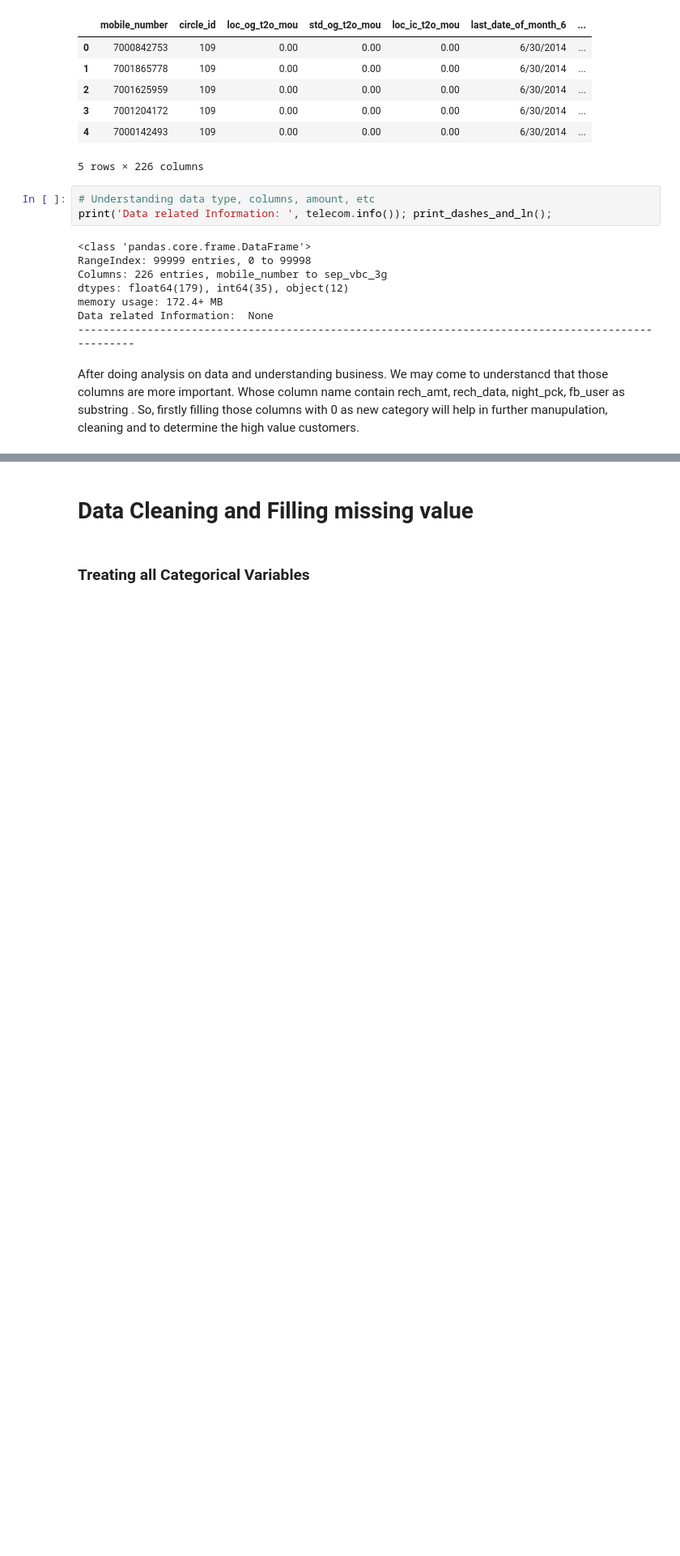
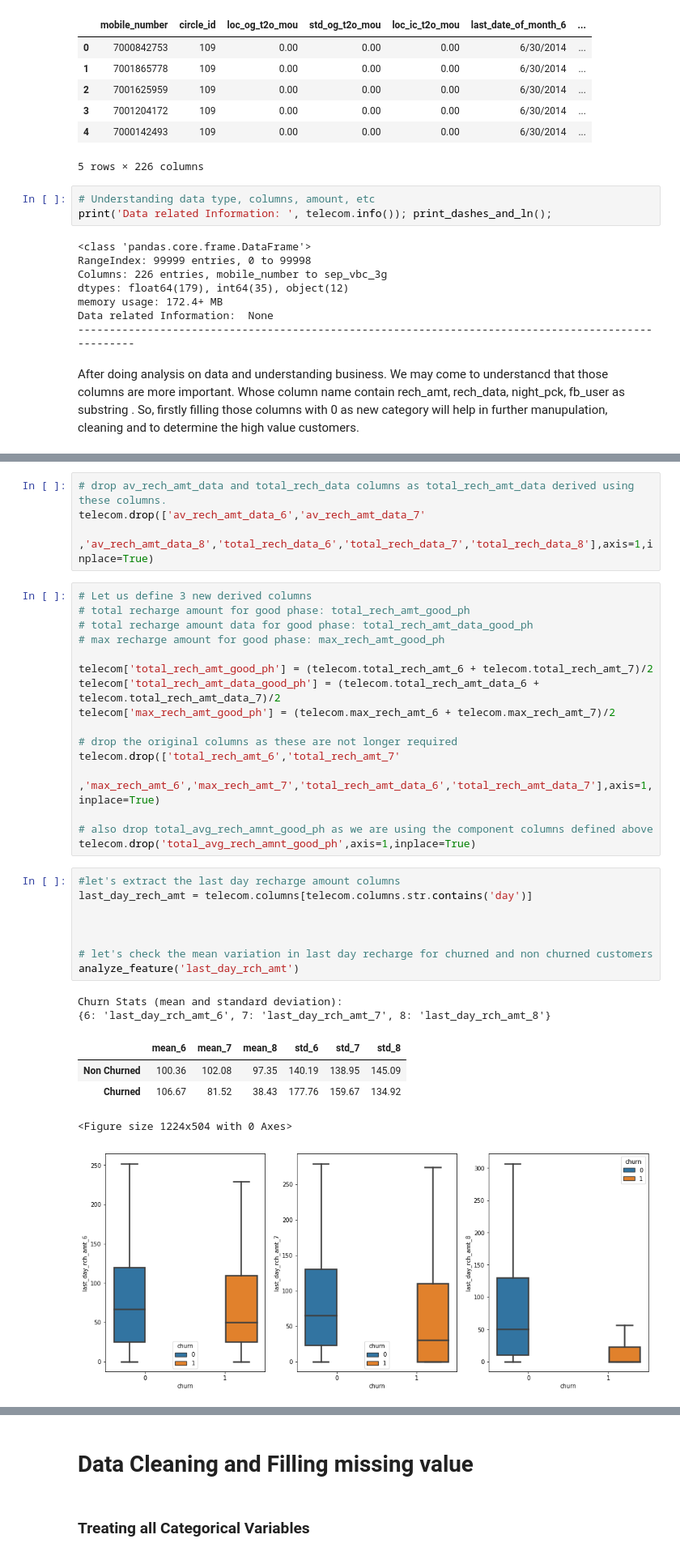
Before and after one commit to asharn/artificial-intelligence, a Jupyter notebook: Telecom Churn - ML Group Case Study/code/Telecom_Churn_Unsupervised_Modelling.ipynb, the cells around one changed output, grey strips where cells are left out. Shown: that part at 81% size. Saved outputs shown, nothing was run; the diff lists cells and outputs as text; blank space fills up the shorter version.

```diff
--- a/Telecom Churn - ML Group Case Study/code/Telecom_Churn_Unsupervised_Modelling.ipynb
+++ b/Telecom Churn - ML Group Case Study/code/Telecom_Churn_Unsupervised_Modelling.ipynb
@@ -93,0 +329,36 @@ Index(['total_rech_amt_6', 'total_rech_amt_7', 'total_rech_amt_8',
+# %%
+# drop av_rech_amt_data and total_rech_data columns as total_rech_amt_data derived using these columns.
+telecom.drop(['av_rech_amt_data_6','av_rech_amt_data_7'
+                   ,'av_rech_amt_data_8','total_rech_data_6','total_rech_data_7','total_rech_data_8'],axis=1,inplace=True)
+# %%
+# Let us define 3 new derived columns
+# total recharge amount for good phase: total_rech_amt_good_ph
+# total recharge amount data for good phase: total_rech_amt_data_good_ph
+# max recharge amount for good phase: max_rech_amt_good_ph
+
+telecom['total_rech_amt_good_ph'] = (telecom.total_rech_amt_6 + telecom.total_rech_amt_7)/2
+telecom['total_rech_amt_data_good_ph'] = (telecom.total_rech_amt_data_6 + telecom.total_rech_amt_data_7)/2
+telecom['max_rech_amt_good_ph'] = (telecom.max_rech_amt_6 + telecom.max_rech_amt_7)/2
+
+# drop the original columns as these are not longer required
+telecom.drop(['total_rech_amt_6','total_rech_amt_7'
+              ,'max_rech_amt_6','max_rech_amt_7','total_rech_amt_data_6','total_rech_amt_data_7'],axis=1,inplace=True)
+
+# also drop total_avg_rech_amnt_good_ph as we are using the component columns defined above
+telecom.drop('total_avg_rech_amnt_good_ph',axis=1,inplace=True)
+# %%
+#let's extract the last day recharge amount columns
+last_day_rech_amt = telecom.columns[telecom.columns.str.contains('day')]
+
+
+
+# let's check the mean variation in last day recharge for churned and non churned customers
+analyze_feature('last_day_rch_amt')
+# %% [output]
+Churn Stats (mean and standard deviation):
+{6: 'last_day_rch_amt_6', 7: 'last_day_rch_amt_7', 8: 'last_day_rch_amt_8'}
+|  | mean_6 | mean_7 | mean_8 | std_6 | std_7 | std_8 |
+| Non Churned | 100.36 | 102.08 | 97.35 | 140.19 | 138.95 | 145.09 |
+| Churned | 106.67 | 81.52 | 38.43 | 177.76 | 159.67 | 134.92 |
+<Figure size 1224x504 with 0 Axes>
+[figure, added]
```
Also changed, not shown: parts of 47 cells of this notebook.
